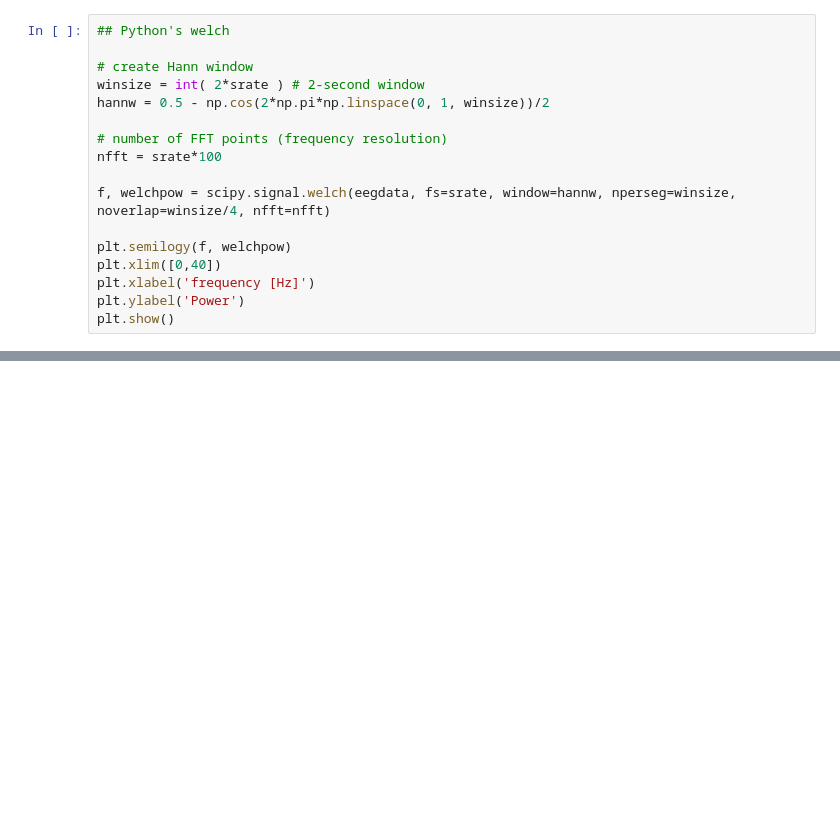
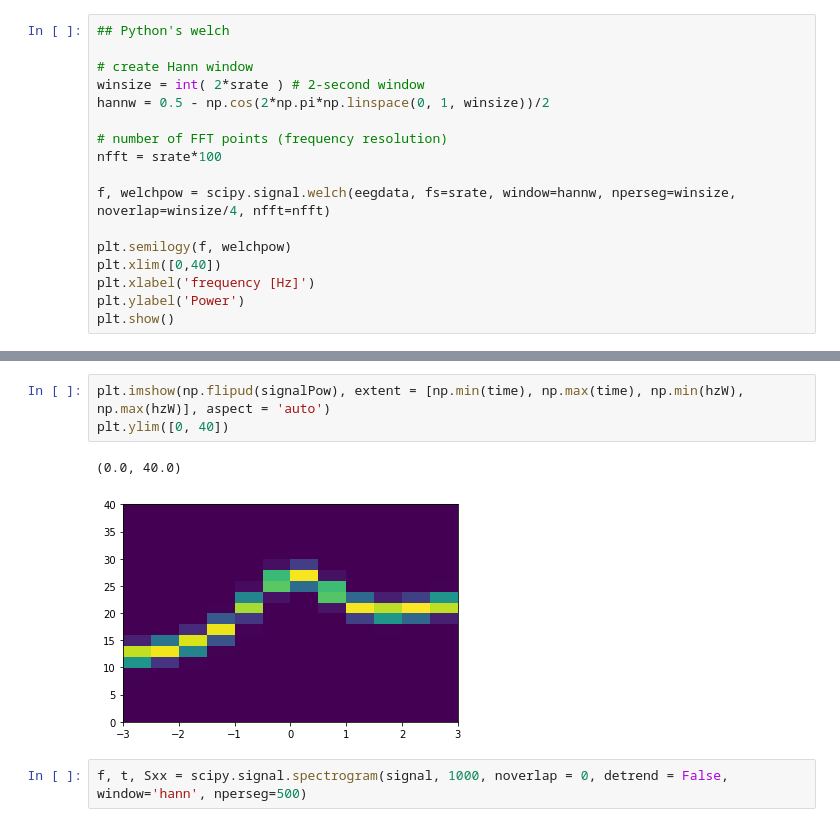
Before and after one commit to gabyborja/SignalProcessingUdemy, a Jupyter notebook: sigprocMXC_spectral/spectral.ipynb, the cells around one changed output, grey strips where cells are left out. Saved outputs shown, nothing was run; the diff lists cells and outputs as text; blank space fills up the shorter version.

```diff
--- a/sigprocMXC_spectral/spectral.ipynb
+++ b/sigprocMXC_spectral/spectral.ipynb
@@ -216,0 +304,8 @@ plt.show()
+# %%
+plt.imshow(np.flipud(signalPow), extent = [np.min(time), np.max(time), np.min(hzW), np.max(hzW)], aspect = 'auto')
+plt.ylim([0, 40])
+# %% [output]
+(0.0, 40.0)
+[figure, added]
+# %%
+f, t, Sxx = scipy.signal.spectrogram(signal, 1000, noverlap = 0, detrend = False, window='hann', nperseg=500)
```
Also changed, not shown: parts of 14 cells of this notebook.
